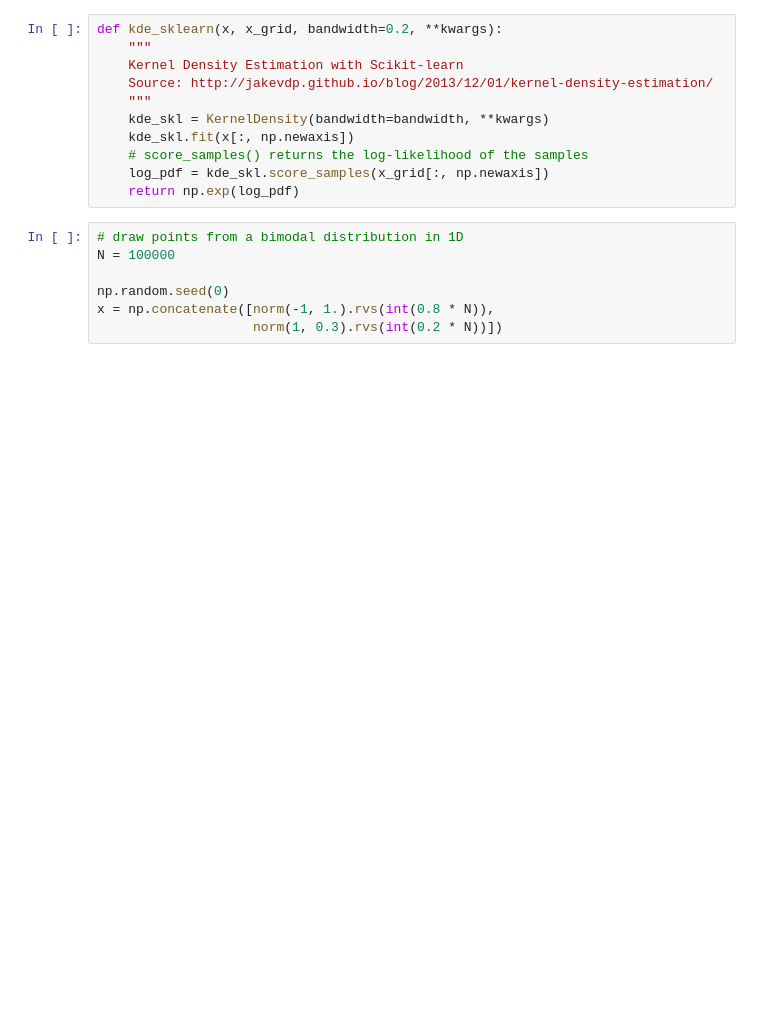
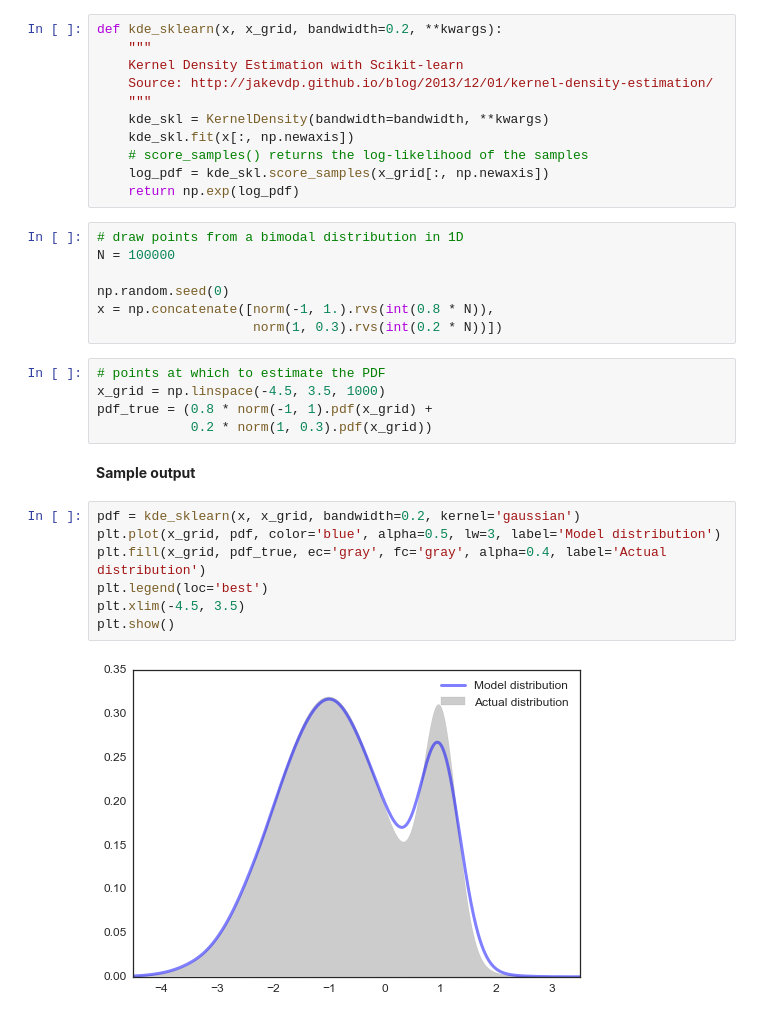
Before and after one commit to Mynti207/algo-paper, a Jupyter notebook: code/KDE_graphs.ipynb, the cells around one changed output. Drawn from its saved outputs; the diff is of its cells as text; blank space fills up the shorter version.

```diff
--- a/code/KDE_graphs.ipynb
+++ b/code/KDE_graphs.ipynb
@@ -47,3 +38,19 @@ N = 100000
 np.random.seed(0)
 x = np.concatenate([norm(-1, 1.).rvs(int(0.8 * N)),
                     norm(1, 0.3).rvs(int(0.2 * N))])
+# %%
+# points at which to estimate the PDF
+x_grid = np.linspace(-4.5, 3.5, 1000)
+pdf_true = (0.8 * norm(-1, 1).pdf(x_grid) +
+            0.2 * norm(1, 0.3).pdf(x_grid))
+# %% [markdown]
+**Sample output**
+# %%
+pdf = kde_sklearn(x, x_grid, bandwidth=0.2, kernel='gaussian')
+plt.plot(x_grid, pdf, color='blue', alpha=0.5, lw=3, label='Model distribution')
+plt.fill(x_grid, pdf_true, ec='gray', fc='gray', alpha=0.4, label='Actual distribution')
+plt.legend(loc='best')
+plt.xlim(-4.5, 3.5)
+plt.show()
+# %% [output]
+[figure, added]
```
Also changed, not shown: parts of 9 cells of this notebook, 12 other files.
